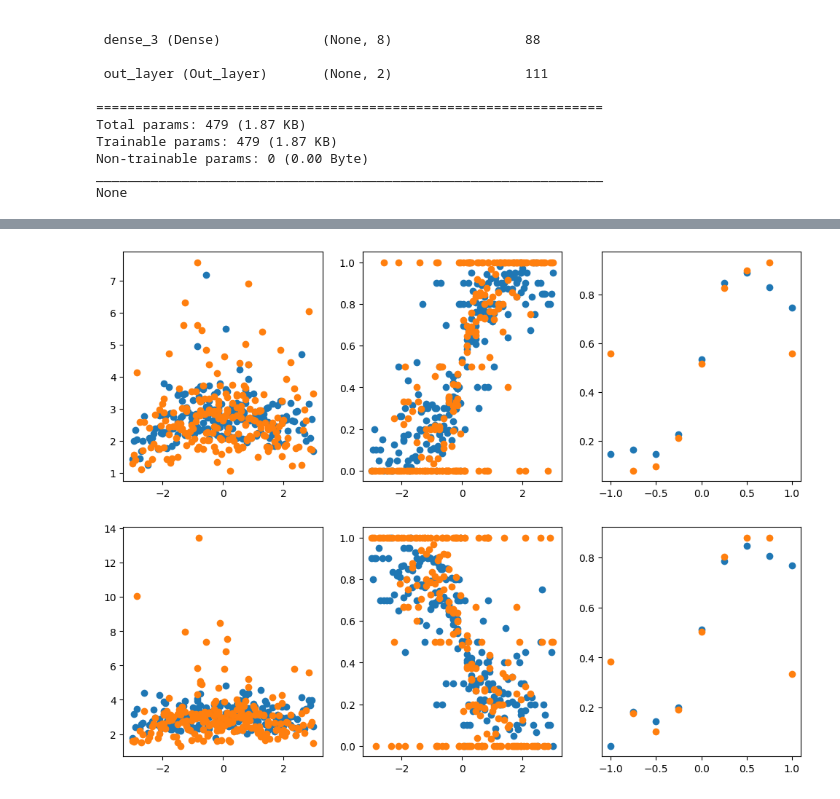
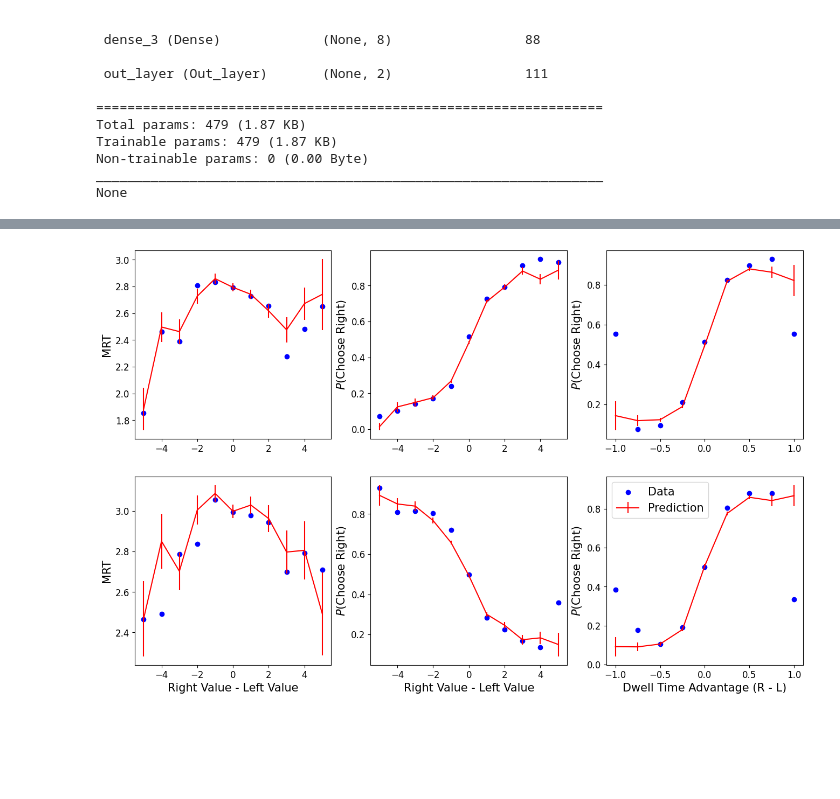
Before and after one commit to AmirHoseinHadian/DeepSSM, a Jupyter notebook: 02_Empirical_Data_Analysis/03 - Sepulveda 2020/03 - Sepulveda 2020 - Value-based (Complete).ipynb, the cells around one changed output, grey strips where cells are left out. Saved outputs shown, nothing was run; the diff lists cells and outputs as text; code cells hidden in the pictures; blank space fills up the shorter version.

Commit message:
updated plots

```diff
--- a/02_Empirical_Data_Analysis/03 - Sepulveda 2020/03 - Sepulveda 2020 - Value-based (Complete).ipynb
+++ b/02_Empirical_Data_Analysis/03 - Sepulveda 2020/03 - Sepulveda 2020 - Value-based (Complete).ipynb
@@ -33,8 +42,8 @@ def Race(v, b, ndt=0, dt=0.001):
             x = np.array([0.0, 0.0])
     return rt+ndt, ch
 # %%
-df1 = pd.read_csv('../../_data/Sepulveda_et_al_2020-master/data/value/GlamDataFF2018_Dislike_NoBin.csv', index_col=0)
-df2 = pd.read_csv('../../_data/Sepulveda_et_al_2020-master/data/value/GlamDataFF2018_Like_NoBin.csv', index_col=0)
+df1 = pd.read_csv('../../../_data/Sepulveda_et_al_2020-master/data/value/GlamDataFF2018_Dislike_NoBin.csv', index_col=0)
+df2 = pd.read_csv('../../../_data/Sepulveda_et_al_2020-master/data/value/GlamDataFF2018_Like_NoBin.csv', index_col=0)
 df1['goal'] = -1
 df2['goal'] = 1
 data_df = pd.concat([df1, df2]).sort_values(by=['subject', 'trial'])
@@ -57,7 +66,11 @@ data_df = data_df[(data_df['rt']>0.25) & (data_df['rt']<data_df['rt_max'])].rese
 
 data_df.reset_index(drop=True, inplace=True)
 
-data_df['Right Value - Left Value'] = data_df['item_value_1'] - data_df['item_value_0']
+data_df['value diff'] = data_df['item_value_1'] - data_df['item_value_0']
+kbins = KBinsDiscretizer(n_bins=11, encode='ordinal', strategy='uniform')
+data_df['value diff'] = kbins.fit_transform(data_df[['value diff']])
+mms = MinMaxScaler(feature_range=(-5, 5))
+data_df['Right Value - Left Value'] = mms.fit_transform(data_df[['value diff']])
 
 data_df['gaze diff'] = data_df['gaze_1'] - data_df['gaze_0']
 kbins = KBinsDiscretizer(n_bins=9, encode='ordinal', strategy='uniform')
@@ -162,5 +175,5 @@ history = model.fit(X_train,
                     obs_train,
                     shuffle=False,
                     batch_size=X_train.shape[0],
-                    epochs=3000)
+                    epochs=3500)
 # %% [output]
@@ -192,8 +205,7 @@ pred_bhv = {'sbj': [],
             'rt': [],
             'ch': [],
             'goal':[],
-            'val1': [],
-            'val2':[],
+            'value_diff': [],
             'gaze_diff': []}
 
 scaling = np.asanyarray(tf.math.log(1 + tf.exp(model.layers[-1].weights[-3])))
@@ -206,49 +218,80 @@ for n in range(10):
         pred_bhv['rt'].append(rt)
         pred_bhv['ch'].append(ch)
         pred_bhv['goal'].append(ts_df.goal[s])
-        pred_bhv['val1'].append(ts_df.item_value_0[s])
-        pred_bhv['val2'].append(ts_df.item_value_1[s])
+        pred_bhv['value_diff'].append(ts_df['Right Value - Left Value'][s])
         pred_bhv['gaze_diff'].append(ts_df['Dwell Time Advantage (R - L)'][s])
 
 pred_bhv = pd.DataFrame(pred_bhv)
-pred_bhv['diff'] = pred_bhv['val2'] - pred_bhv['val1']
 # %%
-plt.figure(figsize=(12, 9))
+plt.figure(figsize=(16, 10))
 plt.subplot(231)
-plt.scatter(x=pred_bhv[pred_bhv['goal']==1].groupby(by='diff')['diff'].mean(),
-            y=pred_bhv[pred_bhv['goal']==1].groupby(by='diff')['rt'].mean());
+se = pred_bhv[pred_bhv['goal']==1].groupby(by='value_diff')['rt'].sem()
+h = se * scipy.stats.t.ppf(1.95 / 2., pred_bhv[pred_bhv['goal']==1].shape[0])
+plt.errorbar(x=pred_bhv[pred_bhv['goal']==1].groupby(by='value_diff')['value_diff'].mean(),
+             y=pred_bhv[pred_bhv['goal']==1].groupby(by='value_diff')['rt'].mean(),
+             yerr=h, c='red');
 plt.scatter(x=ts_df[ts_df['goal']==1].groupby(by='Right Value - Left Value')['Right Value - Left Value'].mean(),
-            y=ts_df[ts_df['goal']==1].groupby(by='Right Value - Left Value')['rt'].mean());
+            y=ts_df[ts_df['goal']==1].groupby(by='Right Value - Left Value')['rt'].mean(), c='blue');
+plt.ylabel('MRT');
 
 plt.subplot(232)
-plt.scatter(x=pred_bhv[pred_bhv['goal']==1].groupby(by='diff')['diff'].mean(),
-            y=pred_bhv[pred_bhv['goal']==1].groupby(by='diff')['ch'].mean());
+se = pred_bhv[pred_bhv['goal']==1].groupby(by='value_diff')['ch'].sem()
+h = se * scipy.stats.t.ppf(1.95 / 2., pred_bhv[pred_bhv['goal']==1].shape[0])
+plt.errorbar(x=pred_bhv[pred_bhv['goal']==1].groupby(by='value_diff')['value_diff'].mean(),
+             y=pred_bhv[pred_bhv['goal']==1].groupby(by='value_diff')['ch'].mean(),
+             yerr=h, c='red');
 plt.scatter(x=ts_df[ts_df['goal']==1].groupby(by='Right Value - Left Value')['Right Value - Left Value'].mean(),
-            y=ts_df[ts_df['goal']==1].groupby(by='Right Value - Left Value')['choice'].mean());
+            y=ts_df[ts_df['goal']==1].groupby(by='Right Value - Left Value')['choice'].mean(), c='blue');
+plt.ylabel(r'$P$(Choose Right)');
 
 plt.subplot(233)
-plt.scatter(x=pred_bhv[pred_bhv['goal']==1].groupby(by='gaze_diff')['gaze_diff'].mean(),
-            y=pred_bhv[pred_bhv['goal']==1].groupby(by='gaze_diff')['ch'].mean());
+se = pred_bhv[pred_bhv['goal']==1].groupby(by='gaze_diff')['ch'].sem()
+h = se * scipy.stats.t.ppf(1.95 / 2., pred_bhv[pred_bhv['goal']==1].shape[0])
+plt.errorbar(x=pred_bhv[pred_bhv['goal']==1].groupby(by='gaze_diff')['gaze_diff'].mean(),
+             y=pred_bhv[pred_bhv['goal']==1].groupby(by='gaze_diff')['ch'].mean(),
+             yerr=h, c='red');
 plt.scatter(x=ts_df[ts_df['goal']==1].groupby(by='Dwell Time Advantage (R - L)')['Dwell Time Advantage (R - L)'].mean(),
-            y=ts_df[ts_df['goal']==1].groupby(by='Dwell Time Advantage (R - L)')['choice'].mean());
+            y=ts_df[ts_df['goal']==1].groupby(by='Dwell Time Advantage (R - L)')['choice'].mean(), c='blue');
+plt.ylabel(r'$P$(Choose Right)');
 
 ###########
 plt.subplot(234)
-plt.scatter(x=pred_bhv[pred_bhv['goal']==-1].groupby(by='diff')['diff'].mean(),
-            y=pred_bhv[pred_bhv['goal']==-1].groupby(by='diff')['rt'].mean());
+se = pred_bhv[pred_bhv['goal']==-1].groupby(by='value_diff')['rt'].sem()
+h = se * scipy.stats.t.ppf(1.95 / 2., pred_bhv[pred_bhv['goal']==-1].shape[0])
+plt.errorbar(x=pred_bhv[pred_bhv['goal']==-1].groupby(by='value_diff')['value_diff'].mean(),
+             y=pred_bhv[pred_bhv['goal']==-1].groupby(by='value_diff')['rt'].mean(),
+             yerr=h, c='red');
 plt.scatter(x=ts_df[ts_df['goal']==-1].groupby(by='Right Value - Left Value')['Right Value - Left Value'].mean(),
-            y=ts_df[ts_df['goal']==-1].groupby(by='Right Value - Left Value')['rt'].mean());
+            y=ts_df[ts_df['goal']==-1].groupby(by='Right Value - Left Value')['rt'].mean(), c='blue');
+plt.xlabel('Right Value - Left Value');
+plt.ylabel('MRT');
 
 plt.subplot(235)
-plt.scatter(x=pred_bhv[pred_bhv['goal']==-1].groupby(by='diff')['diff'].mean(),
-            y=pred_bhv[pred_bhv['goal']==-1].groupby(by='diff')['ch'].mean());
+se = pred_bhv[pred_bhv['goal']==-1].groupby(by='value_diff')['ch'].sem()
+h = se * scipy.stats.t.ppf(1.95 / 2., pred_bhv[pred_bhv['goal']==-1].shape[0])
+plt.errorbar(x=pred_bhv[pred_bhv['goal']==-1].groupby(by='value_diff')['value_diff'].mean(),
+             y=pred_bhv[pred_bhv['goal']==-1].groupby(by='value_diff')['ch'].mean(),
+             yerr=h, c='red');
 plt.scatter(x=ts_df[ts_df['goal']==-1].groupby(by='Right Value - Left Value')['Right Value - Left Value'].mean(),
-            y=ts_df[ts_df['goal']==-1].groupby(by='Right Value - Left Value')['choice'].mean());
+            y=ts_df[ts_df['goal']==-1].groupby(by='Right Value - Left Value')['choice'].mean(), c='blue');
+plt.xlabel('Right Value - Left Value');
+plt.ylabel(r'$P$(Choose Right)');
 
 plt.subplot(236)
-plt.scatter(x=pred_bhv[pred_bhv['goal']==-1].groupby(by='gaze_diff')['gaze_diff'].mean(),
-            y=pred_bhv[pred_bhv['goal']==-1].groupby(by='gaze_diff')['ch'].mean());
+se = pred_bhv[pred_bhv['goal']==-1].groupby(by='gaze_diff')['ch'].sem()
+h = se * scipy.stats.t.ppf(1.95 / 2., pred_bhv[pred_bhv['goal']==-1].shape[0])
+plt.errorbar(x=pred_bhv[pred_bhv['goal']==-1].groupby(by='gaze_diff')['gaze_diff'].mean(),
+             y=pred_bhv[pred_bhv['goal']==-1].groupby(by='gaze_diff')['ch'].mean(),
+             yerr=h, label='Prediction', c='red');
 plt.scatter(x=ts_df[ts_df['goal']==-1].groupby(by='Dwell Time Advantage (R - L)')['Dwell Time Advantage (R - L)'].mean(),
-            y=ts_df[ts_df['goal']==-1].groupby(by='Dwell Time Advantage (R - L)')['choice'].mean());
+            y=ts_df[ts_df['goal']==-1].groupby(by='Dwell Time Advantage (R - L)')['choice'].mean(), c='blue', label='Data');
+plt.xlabel('Dwell Time Advantage (R - L)');
+plt.ylabel(r'$P$(Choose Right)');
+plt.legend();
+
+plt.savefig('_plots/sp2020_valuebased_complete_postpred.pdf',
+            dpi=600,
+            transparent=True,
+            bbox_inches='tight');
 # %% [output]
-[figure, old version]
+[figure, new version]
```
Also changed, not shown: parts of 5 cells of this notebook, 20 other files.
